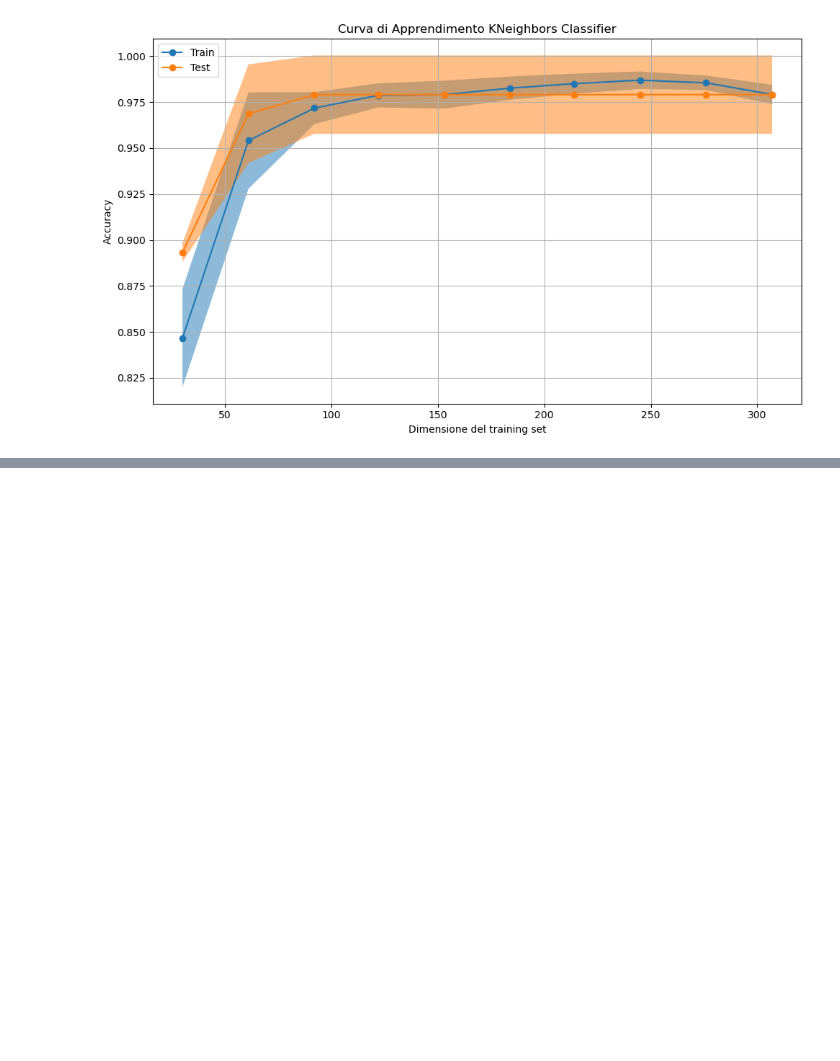
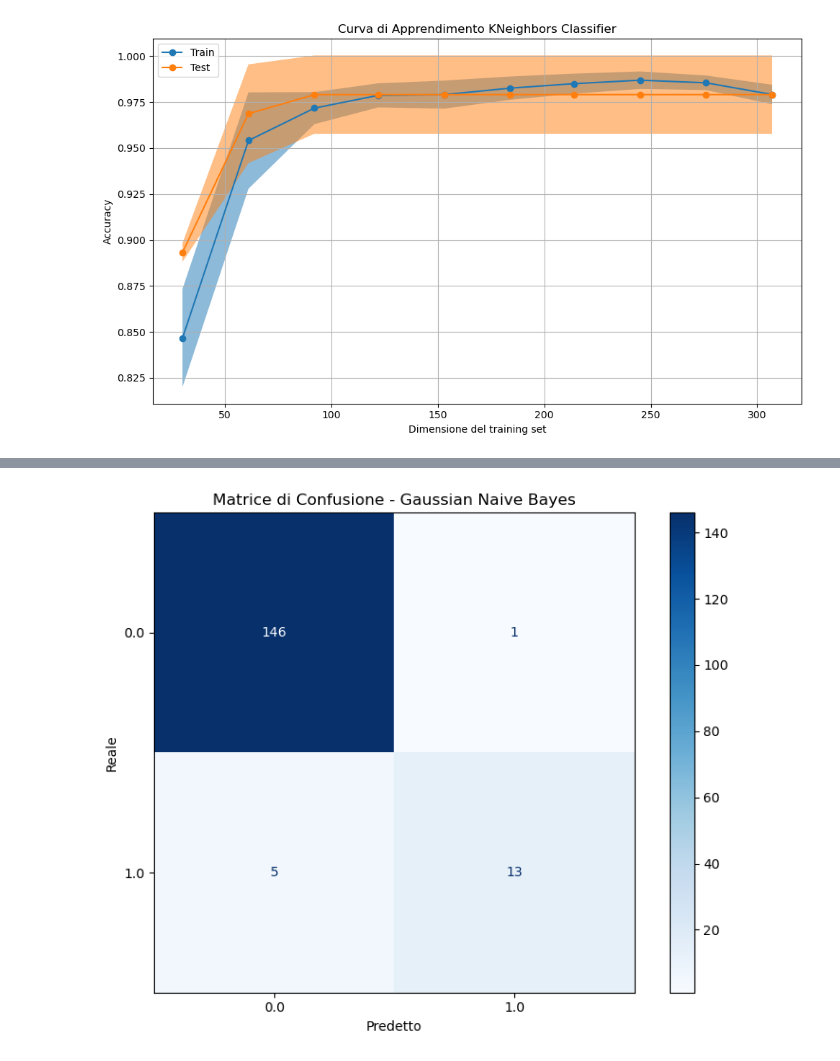
Before and after one commit to Surro03/Progetto_MachineLearning, a Jupyter notebook: puliziatraining.ipynb, the cells around one changed output, grey strips where cells are left out. Drawn from its saved outputs; the diff is of its cells as text; code cells hidden in the pictures; blank space fills up the shorter version.

```diff
--- a/puliziatraining.ipynb
+++ b/puliziatraining.ipynb
@@ -473,3 +500,90 @@ weighted avg    0.95644   0.95758   0.95451       165
 <Figure size 800x600 with 0 Axes>
 [figure]
 [figure]
+# %%
+# ------------------------- Gaussian Naive Bayes con tuning -------------------------
+
+# Griglia personalizzata per var_smoothing
+param_grid_nb = {
+    'var_smoothing': [1e-9, 5e-9, 1e-8, 5e-8, 1e-7, 5e-7, 1e-6, 5e-6, 1e-5]
+}
+
+# Inizializza il classificatore
+gnb = GaussianNB()
+
+# GridSearchCV con validazione incrociata a 5 fold
+grid_nb = GridSearchCV(
+    estimator=gnb,
+    param_grid=param_grid_nb,
+    cv=5,
+    scoring='accuracy',
+    n_jobs=-1,
+    verbose=1
+)
+
+# Ricerca degli iperparametri
+grid_nb.fit(X_trainS, y_trainS)
+
+# Risultati delle combinazioni testate
+results_nb = grid_nb.cv_results_
+print("Risultati Cross-Validation:")
+for mean_score, std_score, params in zip(
+        results_nb['mean_test_score'],
+        results_nb['std_test_score'],
+        results_nb['params']):
+    print(f"{params} -> Mean CV Accuracy: {mean_score:.5f} (±{std_score:.5f})")
+
+# Miglior modello trovato
+print("\nMigliori hyperparametri trovati per GaussianNB:")
+print(grid_nb.best_params_)
+print(f"Best CV Accuracy: {grid_nb.best_score_:.5f}")
+
+# --------------------------- Valutazione sul test set ---------------------------
+
+# Predizione
+model_Bayes = grid_nb.best_estimator_
+y_pred_nb = model_Bayes.predict(X_testS)
+
+# Report
+print("\nClassification report sul test set (GaussianNB):")
+print(classification_report(y_testS, y_pred_nb, digits=4))
+
+# Accuratezza
+accuracy_NB = model_Bayes.score(X_testS, y_testS)
+print(f"Accuracy su test set: {accuracy_NB:.4f}")
+
+# Matrice di confusione
+cm = confusion_matrix(y_testS, y_pred_nb)
+disp = ConfusionMatrixDisplay(confusion_matrix=cm, display_labels=np.unique(y_testS))
+plt.figure(figsize=(8, 6))
+disp.plot(cmap='Blues', values_format='d', ax=plt.gca())
+plt.title('Matrice di Confusione - Gaussian Naive Bayes')
+plt.xlabel('Predetto')
+plt.ylabel('Reale')
+plt.tight_layout()
+plt.show()
+
+# --------------------------- Curva di apprendimento ---------------------------
+
+# Parametri per la curva di apprendimento
+validation_params = {
+    "X": X_trainS,
+    "y": y_trainS,
+    "train_sizes": np.linspace(0.1, 1.0, 10),
+    "score_type": "both",
+    "n_jobs": 4,
+    "line_kw": {"marker": "o"},
+    "std_display_style": "fill_between",
+    "score_name": "Accuracy",
+}
+
+fig, ax = plt.subplots(figsize=(10, 6))
+LearningCurveDisplay.from_estimator(model_Bayes, ax=ax, **validation_params)
+ax.set_title("Curva di Apprendimento - Gaussian Naive Bayes")
+ax.set_xlabel("Dimensione del training set")
+ax.set_ylabel("Accuracy")
+ax.legend(loc='best')
+ax.grid(True)
+plt.tight_layout()
+plt.show()
+# %% [output]
@@ -475,0 +607 @@ weighted avg    0.95644   0.95758   0.95451       165
+[figure, added]
```
Also changed, not shown: parts of 3 cells of this notebook, 1 other file.
